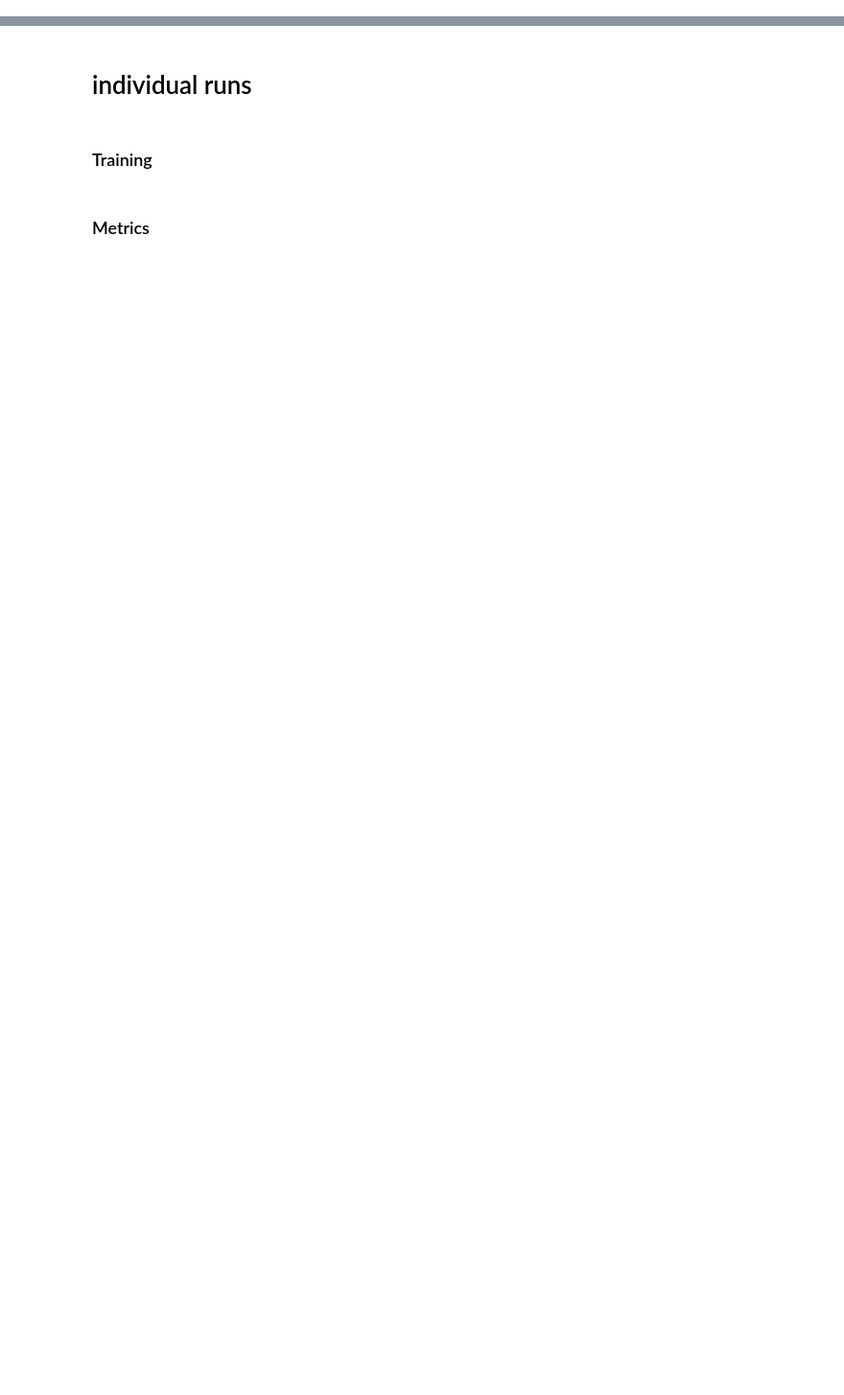
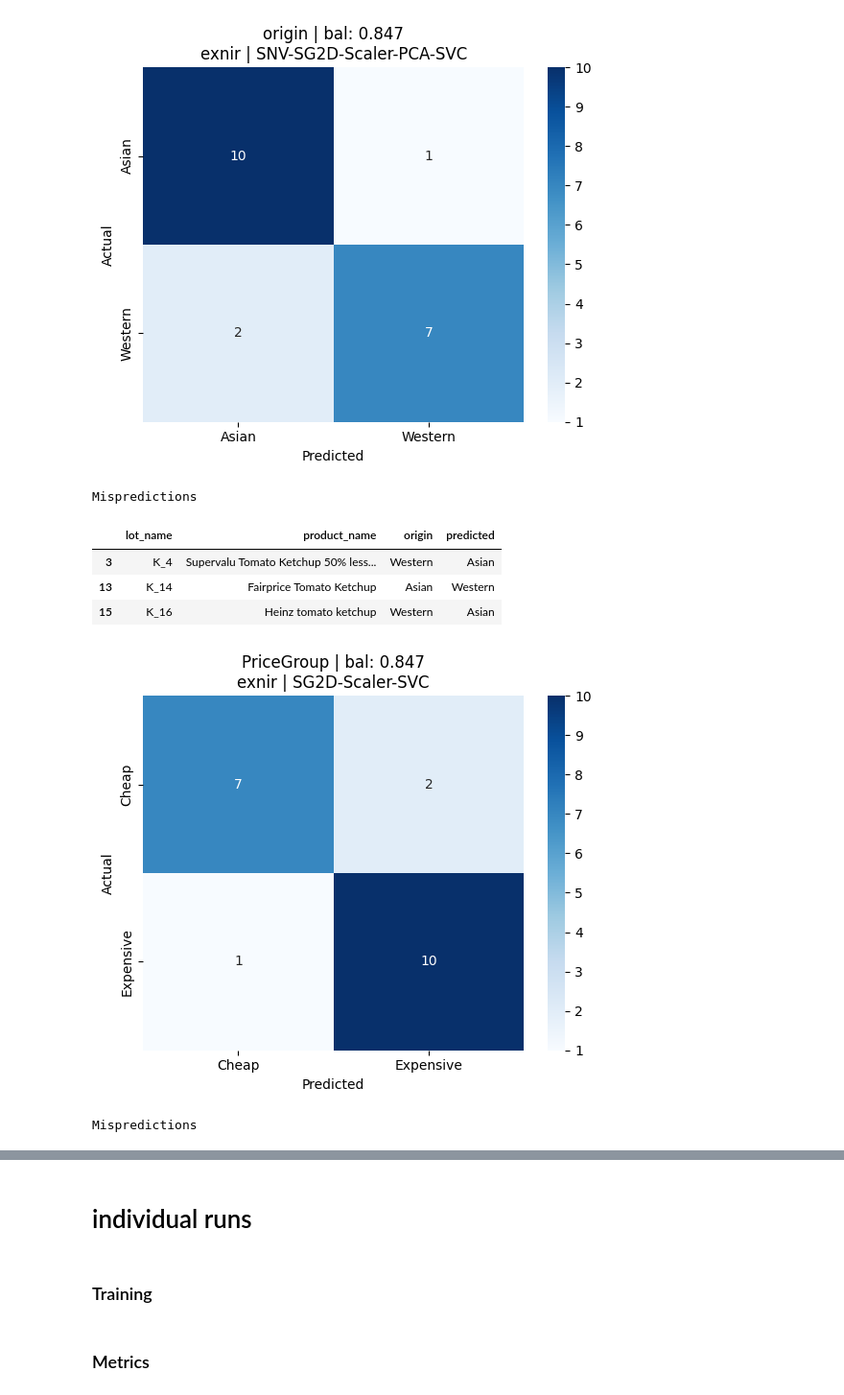
Before and after one commit to ryan-soh-pprint/DS_template, a Jupyter notebook: notebooks/04_classify_v5.ipynb, the cells around one changed output, grey strips where cells are left out. Shown: that part at 96% size. Drawn from its saved outputs; the diff is of its cells as text; code cells hidden in the pictures; blank space fills up the shorter version.

```diff
--- a/notebooks/04_classify_v5.ipynb
+++ b/notebooks/04_classify_v5.ipynb
@@ -312,0 +351,6 @@ labels = labels_df.select_dtypes('object').drop(columns=['lot_name'])
+# %%
+labels_df = labels_df.set_index('lot_id').select_dtypes(include=['object']).reset_index()
+labels_df_og = labels_df.copy(deep=True)
+labels_df = labels_df.drop(columns=['lot_name','product_name'])
+
+X_visnir, X_exnir, y, datatype = preprocess_v2(input_df, labels_df)
@@ -312,0 +359,4 @@ labels = labels_df.select_dtypes('object').drop(columns=['lot_name'])
+# %%
+print (y.columns)
+labels = list(y.columns[[0,1,3]])
+print(f'\nselected for training: {labels}')
@@ -491,0 +474,68 @@ Name: meta, dtype: object
+# %%
+for label in labels:
+
+    output_dir = Path(f"../model/predictions_classify/{label}")
+    output_dir.mkdir(exist_ok=True, parents=True)
+
+    input_y = y[label]
+
+    encoder = LabelEncoder()
+    encoded_y = pd.Series(encoder.fit_transform(input_y), index = input_y.index)
+
+    list_of_pkl_files = glob.glob(f'../model/predictions_classify/{label}/trainer_*.pkl')
+    model_name = [re.search(r'_([^_]+)\.pkl$', filename).group(1) for filename in list_of_pkl_files]
+    loaded_pkl = [pkl.load(open(file, 'rb')) for file in list_of_pkl_files]
+
+    metrics = [generate_classify_metrics(loaded_pkl[i],model) for i,model in enumerate(loaded_pkl)]
+    pipelines = [model.get_pipeline() for model in loaded_pkl]
+
+    performances = [model.get_best_performance() for model in loaded_pkl]
+    best_performance = np.argmax(np.array(performances)) # argmax, Most positive bal acc wins
+
+    best_model =  {'name':model_name[best_performance], **metrics[best_performance]}
+    best_model_output =  json.dumps(best_model, indent=4)
+
+    X_meta_final = glob.glob(f'../model/predictions_classify/{label}/X_meta_final_{label}.pkl')
+
+    dataset_options = {
+        'exnir': X_exnir,
+        'visnir': X_visnir,
+        'meta': X_meta_final, # meta dataset is generated inside training loop
+    }
+
+    cnfm = generate_classify_confusionmatrix(
+        pipelines[best_performance],
+        dataset_options[best_model['name']],
+        encoded_y,
+        encoder
+        )
+    f, ax = plt.subplots()
+    sns.heatmap(cnfm, annot=True, ax=ax, cmap="Blues")
+    ax.set(title=f'{label} | bal: {loaded_pkl[best_performance].get_best_performance():.3f}\n{best_model["name"]} | {best_model["model"]}')
+    ax.set_xlabel('Predicted')
+    ax.set_ylabel('Actual')
+    plt.savefig(output_dir/f'confusion_matrix_best.png', bbox_inches='tight')
+    plt.show()
+    plt.close()
+
+    prediction, truth = generate_classify_preds(
+        pipelines[best_performance],
+        dataset_options[best_model['name']],
+        encoded_y,
+        encoder
+        )
+
+    print('Mispredictions')
+    output_df = labels_df_og[['lot_name','product_name',label]]
+    output_df['predicted'] = prediction.values
+    final_output = output_df[output_df[label]!=output_df['predicted']]
+    display(final_output)
+# %% [output]
+[figure, added]
+Mispredictions
+|  | lot_name | product_name | origin | predicted |
+| 3 | K_4 | Supervalu Tomato Ketchup 50% less... | Western | Asian |
+| 13 | K_14 | Fairprice Tomato Ketchup | Asian | Western |
+| 15 | K_16 | Heinz tomato ketchup | Western | Asian |
+[figure, added]
+Mispredictions
```
Also changed, not shown: parts of 17 cells of this notebook, 1 other file.
